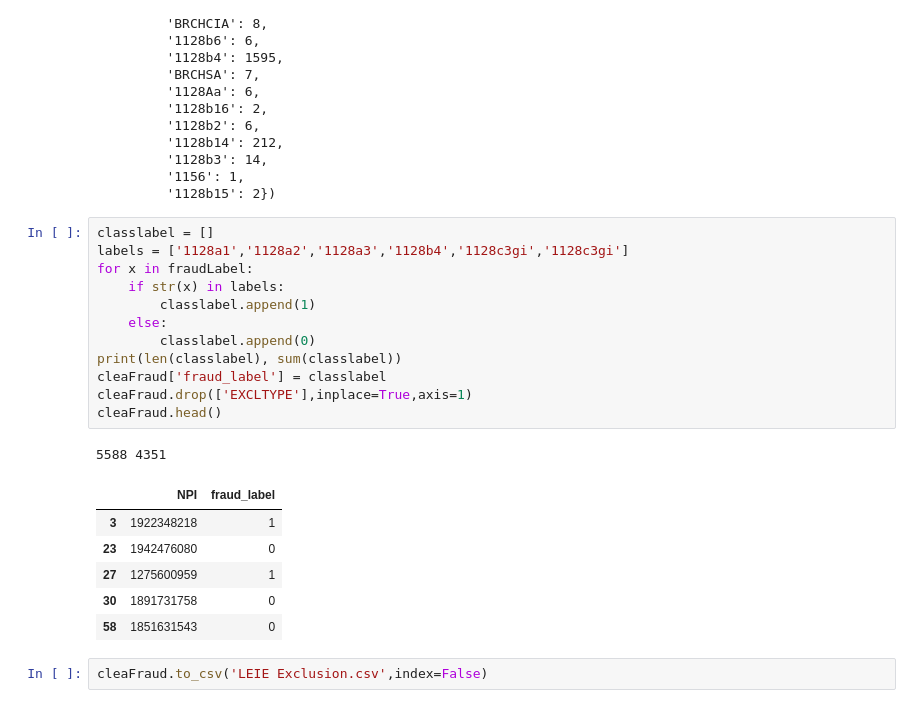
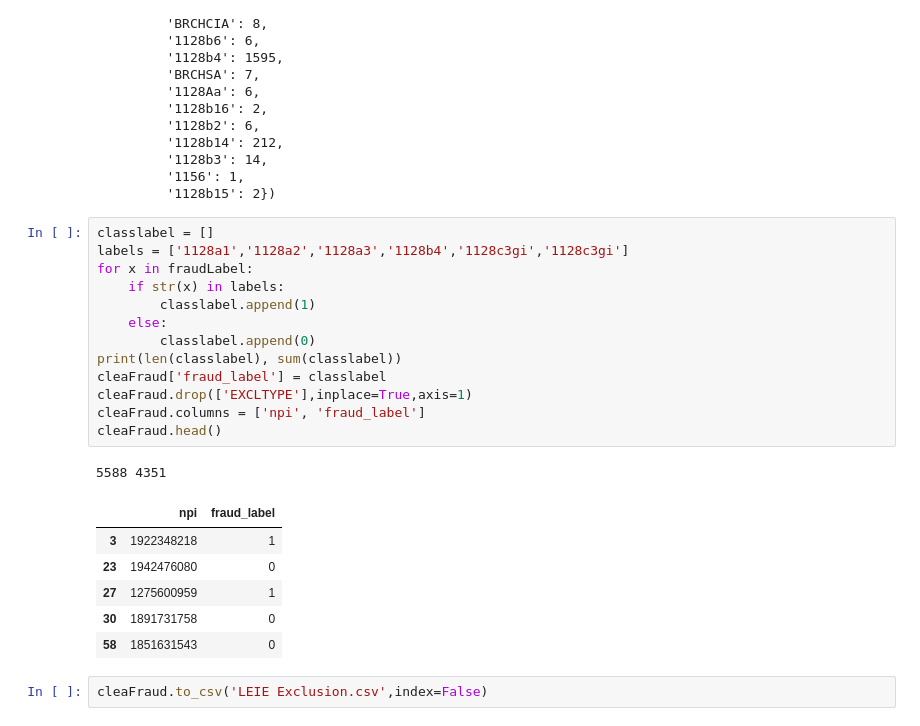
Before and after one commit to aminkhod/Medicare_Fraud_detection, a Jupyter notebook: Fraud Detection.ipynb, the cells around one changed output. Saved outputs shown, nothing was run; the diff lists cells and outputs as text.

```diff
--- a/Fraud Detection.ipynb
+++ b/Fraud Detection.ipynb
@@ -183,18 +183,19 @@ Counter({'1128a1': 2120,
 # %%
 classlabel = []
 labels = ['1128a1','1128a2','1128a3','1128b4','1128c3gi','1128c3gi']
 for x in fraudLabel:
     if str(x) in labels:
         classlabel.append(1)
     else:
         classlabel.append(0)
 print(len(classlabel), sum(classlabel))
 cleaFraud['fraud_label'] = classlabel
 cleaFraud.drop(['EXCLTYPE'],inplace=True,axis=1)
+cleaFraud.columns = ['npi', 'fraud_label']
 cleaFraud.head()
 # %% [output]
 5588 4351
-|  | NPI | fraud_label |
+|  | npi | fraud_label |
 | 3 | 1922348218 | 1 |
 | 23 | 1942476080 | 0 |
 | 27 | 1275600959 | 1 |
```
Also changed, not shown: parts of 1 cell of this notebook, 1 other file.
